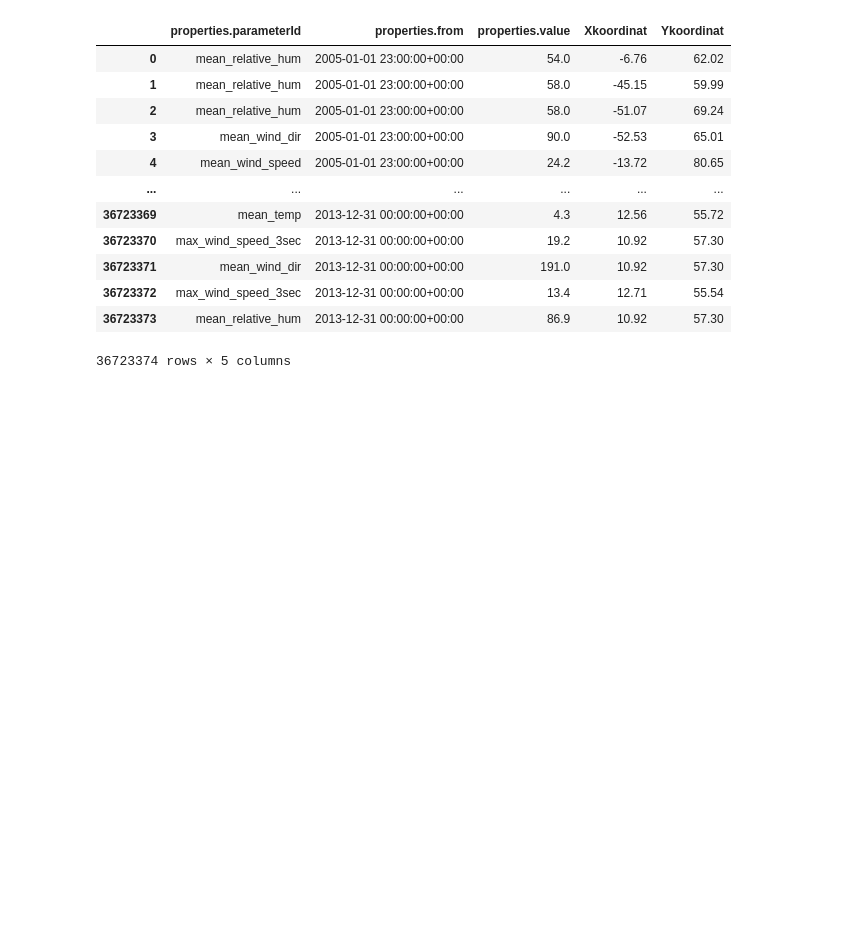
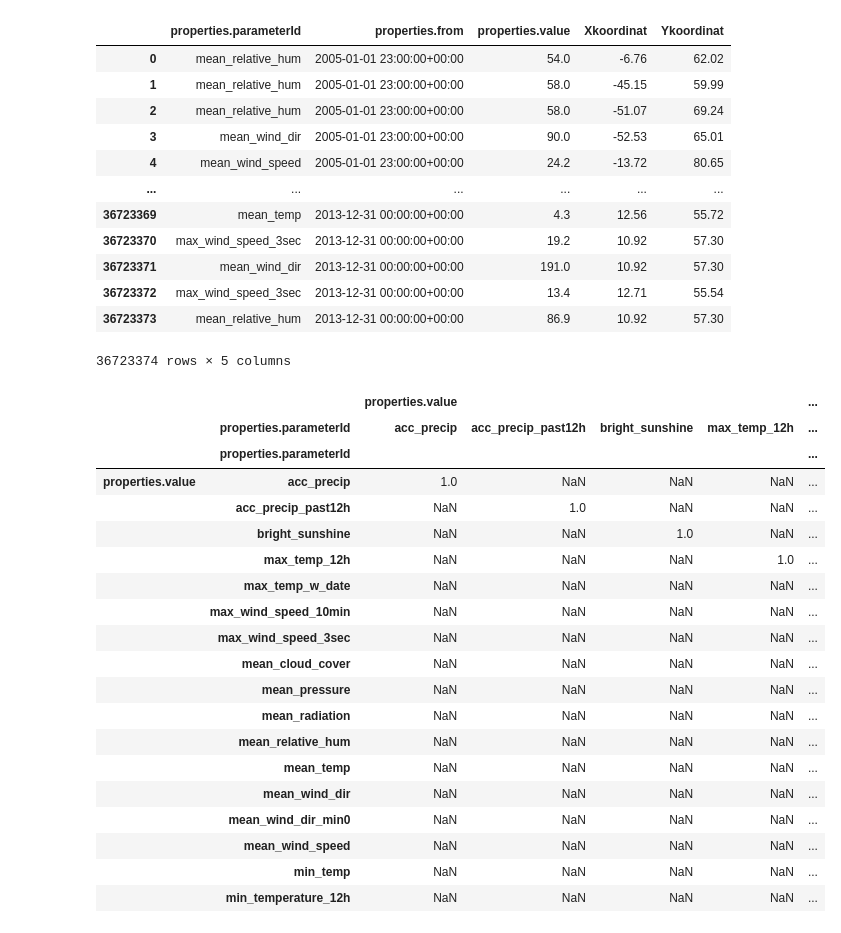
Before and after one commit to Flurry58/BigDataProject, a Jupyter notebook: WeatherData.ipynb, the cells around one changed output. Drawn from its saved outputs; the diff is of its cells as text; code cells hidden in the pictures; blank space fills up the shorter version.

Commit message:
trying and failing to make corr matrix

```diff
--- a/WeatherData.ipynb
+++ b/WeatherData.ipynb
@@ -198,3 +198,26 @@ weather_smallest
 | 36723372 | max_wind_speed_3sec | 2013-12-31 00:00:00+00:00 | 13.4 | 12.71 | 55.54 |
 | 36723373 | mean_relative_hum | 2013-12-31 00:00:00+00:00 | 86.9 | 10.92 | 57.30 |
 36723374 rows × 5 columns
+# %%
+weather_smallest[["properties.parameterId", "properties.value"]].pivot(columns=["properties.parameterId"]).corr()
+# %% [output]
+|  |  | properties.value |  |  |  | ... |
+|  | properties.parameterId | acc_precip | acc_precip_past12h | bright_sunshine | max_temp_12h | ... |
+|  | properties.parameterId |  |  |  |  | ... |
+| properties.value | acc_precip | 1.0 | NaN | NaN | NaN | ... |
+|  | acc_precip_past12h | NaN | 1.0 | NaN | NaN | ... |
+|  | bright_sunshine | NaN | NaN | 1.0 | NaN | ... |
+|  | max_temp_12h | NaN | NaN | NaN | 1.0 | ... |
+|  | max_temp_w_date | NaN | NaN | NaN | NaN | ... |
+|  | max_wind_speed_10min | NaN | NaN | NaN | NaN | ... |
+|  | max_wind_speed_3sec | NaN | NaN | NaN | NaN | ... |
+|  | mean_cloud_cover | NaN | NaN | NaN | NaN | ... |
+|  | mean_pressure | NaN | NaN | NaN | NaN | ... |
+|  | mean_radiation | NaN | NaN | NaN | NaN | ... |
+|  | mean_relative_hum | NaN | NaN | NaN | NaN | ... |
+|  | mean_temp | NaN | NaN | NaN | NaN | ... |
+|  | mean_wind_dir | NaN | NaN | NaN | NaN | ... |
+|  | mean_wind_dir_min0 | NaN | NaN | NaN | NaN | ... |
+|  | mean_wind_speed | NaN | NaN | NaN | NaN | ... |
+|  | min_temp | NaN | NaN | NaN | NaN | ... |
+|  | min_temperature_12h | NaN | NaN | NaN | NaN | ... |
```
